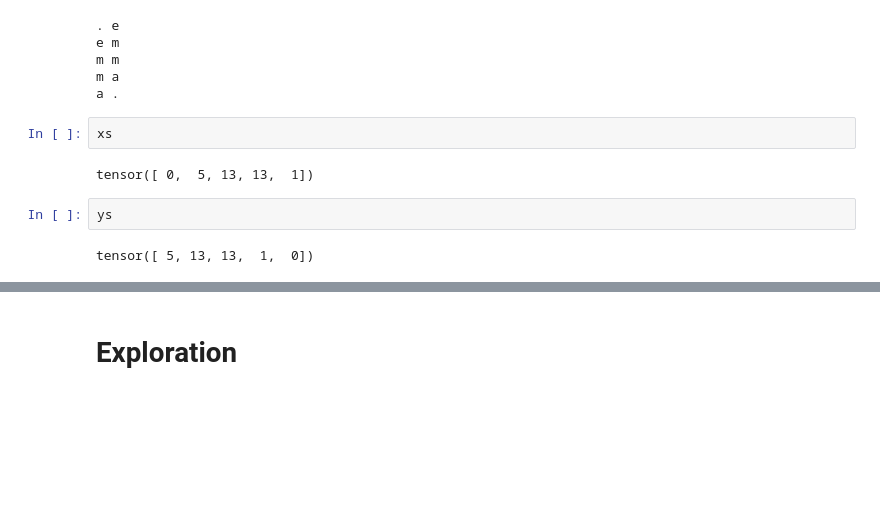
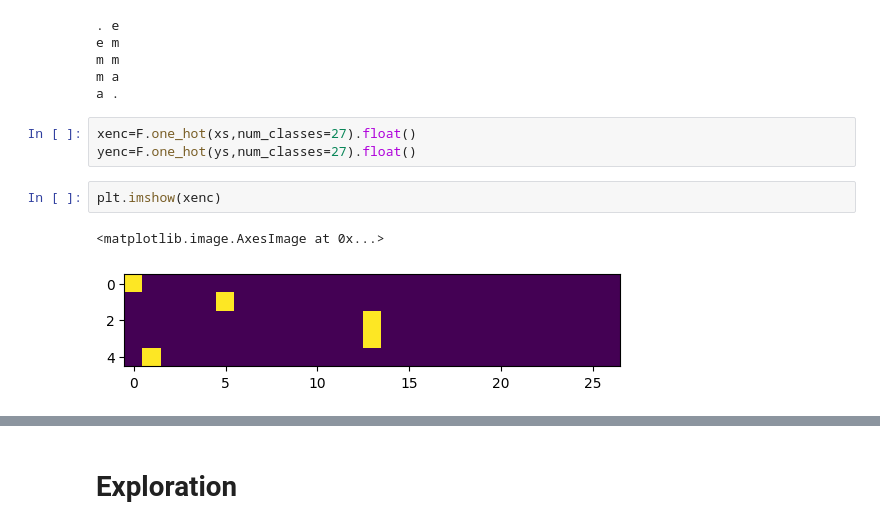
Before and after one commit to Deepan32/python-prep, a Jupyter notebook: Neural Nets/makemore.ipynb, the cells around one changed output, grey strips where cells are left out. Cells and saved outputs as stored; diff of their text form; blank space fills up the shorter version.

```diff
--- a/Neural Nets/makemore.ipynb
+++ b/Neural Nets/makemore.ipynb
@@ -59,11 +60,11 @@ e m
 m m
 m a
 a .
-# %%
-xs
-# %% [output]
-tensor([ 0,  5, 13, 13,  1])
-# %%
-ys
-# %% [output]
-tensor([ 5, 13, 13,  1,  0])
+# %%
+xenc=F.one_hot(xs,num_classes=27).float()
+yenc=F.one_hot(ys,num_classes=27).float()
+# %%
+plt.imshow(xenc)
+# %% [output]
+<matplotlib.image.AxesImage at 0x...>
+[figure, added]
```
Also changed, not shown: parts of 13 cells of this notebook.
